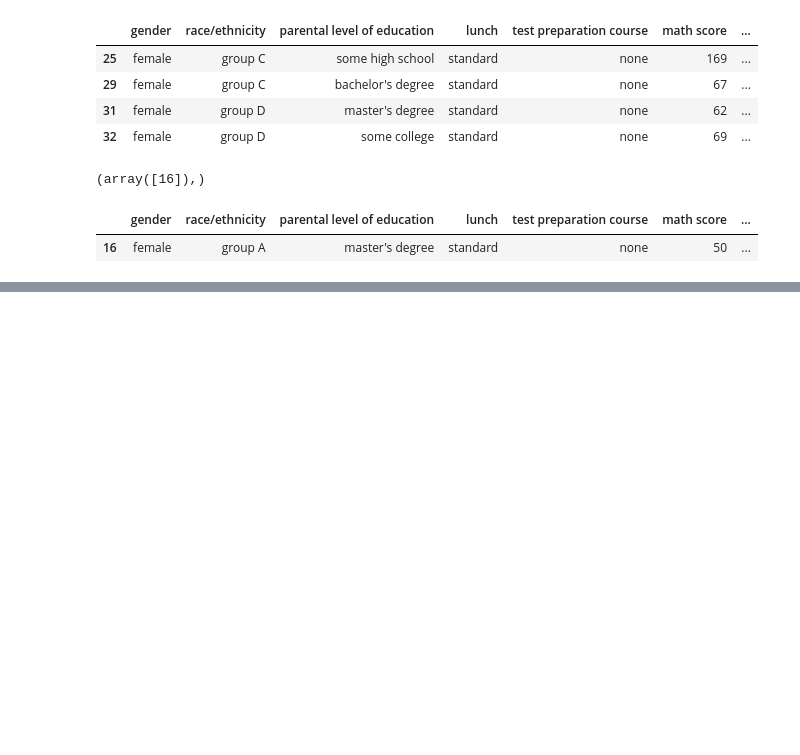
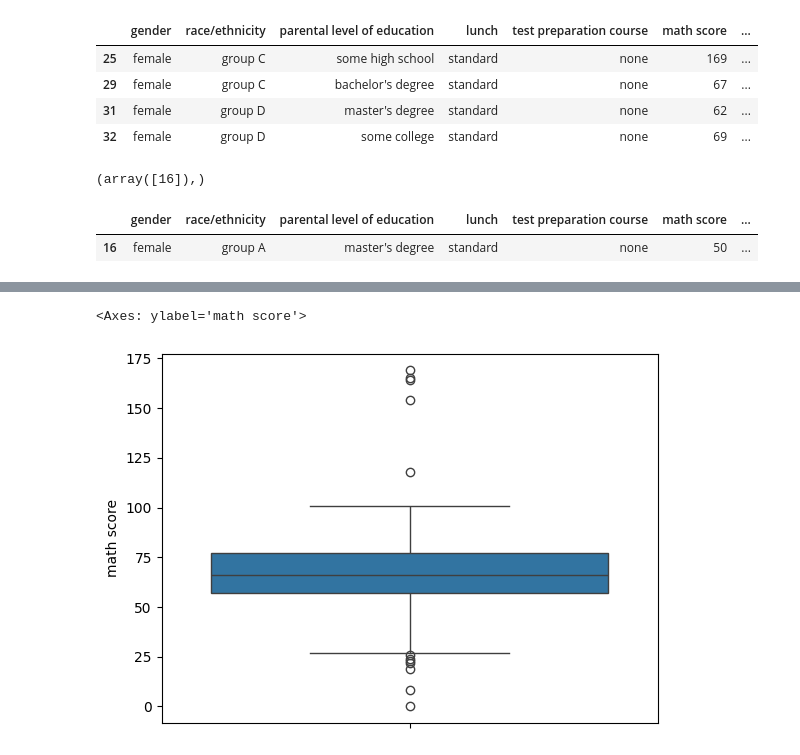
Before and after one commit to Kunals0612/TE_Lab_Assignments, a Jupyter notebook: DSBDAL/Assignment2.ipynb, the cells around one changed output, grey strips where cells are left out. Cells and saved outputs as stored; diff of their text form; code cells hidden in the pictures; blank space fills up the shorter version.

```diff
--- a/DSBDAL/Assignment2.ipynb
+++ b/DSBDAL/Assignment2.ipynb
@@ -169,0 +134,5 @@ outliers
+# %%
+sb.boxplot(df['math score'])
+# %% [output]
+<Axes: ylabel='math score'>
+[figure, added]
```
Also changed, not shown: parts of 18 cells of this notebook, 1 other file.
